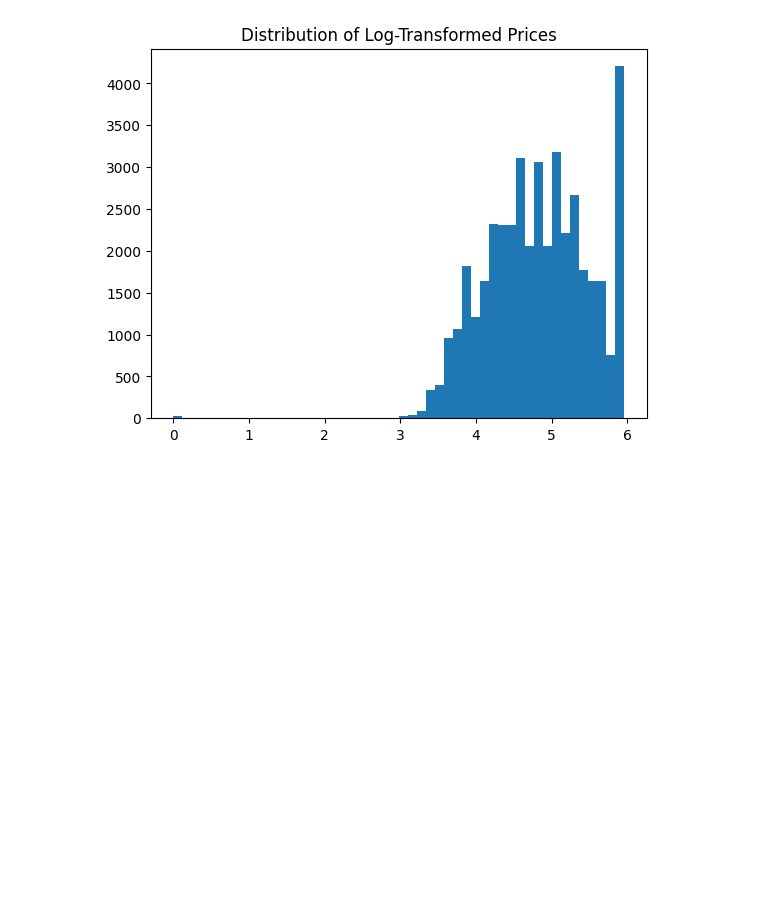
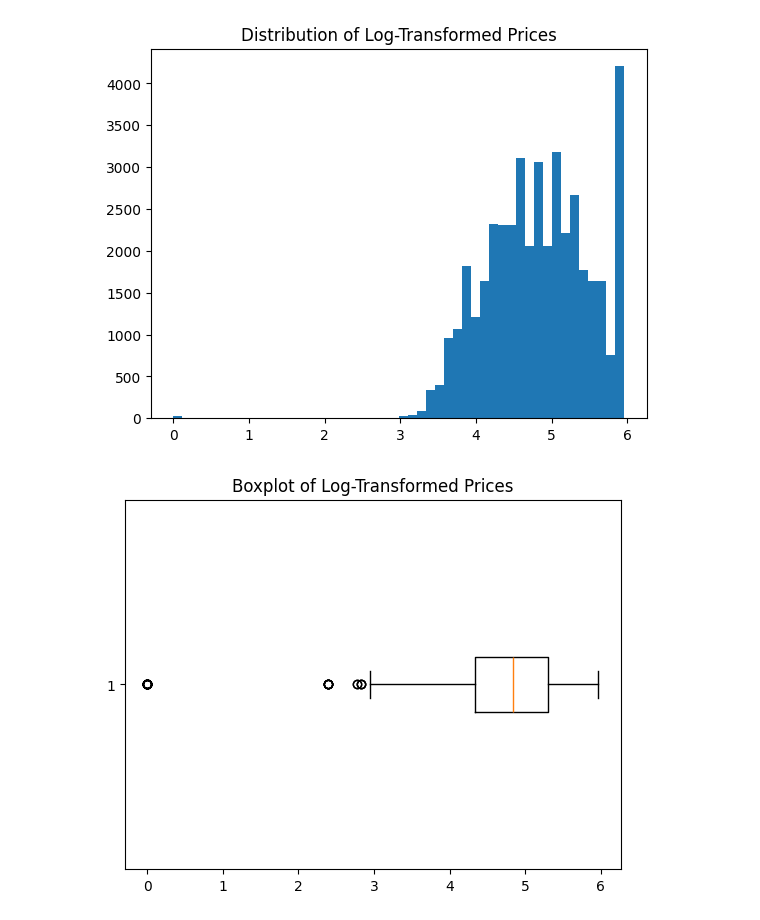
Before and after one commit to PraveenDevinda20/Air_bnb_price_prediction, a Jupyter notebook: research/research.ipynb, the cells around one changed output. Drawn from its saved outputs; the diff is of its cells as text; code cells hidden in the pictures; blank space fills up the shorter version.

Commit message:
Data preprocessing part done

```diff
--- a/research/research.ipynb
+++ b/research/research.ipynb
@@ -152,6 +152,9 @@ data = data.drop(columns=drop_cols, errors='ignore')
 data.shape
 # %% [output]
 (42931, 67)
+# %%
+for col in ['host_response_rate','host_acceptance_rate']:
+    data[col] = data[col].replace('%','', regex=True).replace('Unknown', 0).astype(float)
 # %%
 num_cols = data.select_dtypes(include=['float64','int64']).columns
 data[num_cols] = data[num_cols].fillna(data[num_cols].median())
@@ -168,3 +171,10 @@ plt.title("Distribution of Log-Transformed Prices")
 plt.show()
 # %% [output]
 [figure]
+# %%
+import matplotlib.pyplot as plt
+plt.boxplot(data["price_log"], vert=False)
+plt.title("Boxplot of Log-Transformed Prices")
+plt.show()
+# %% [output]
+[figure, added]
```
Also changed, not shown: parts of 27 cells of this notebook, 1 other file.
